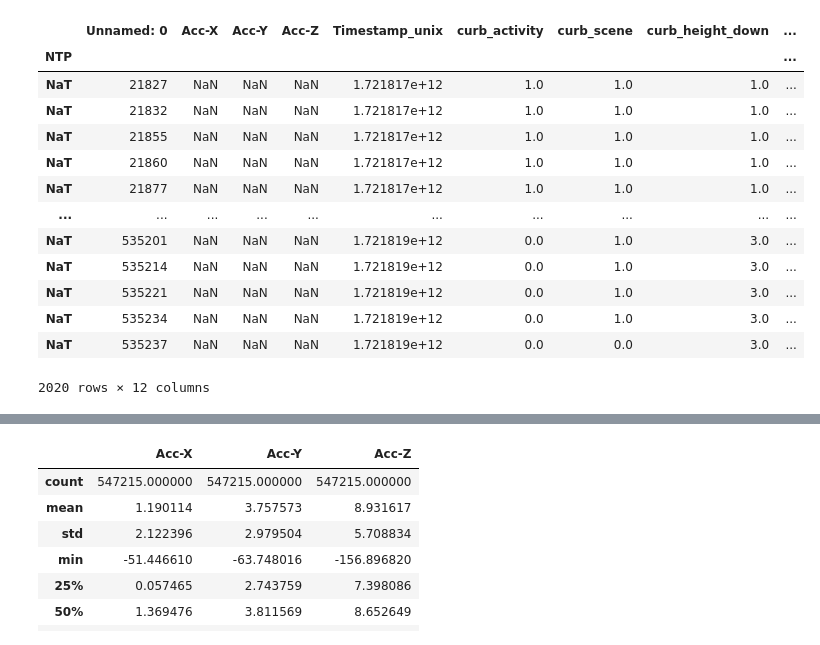
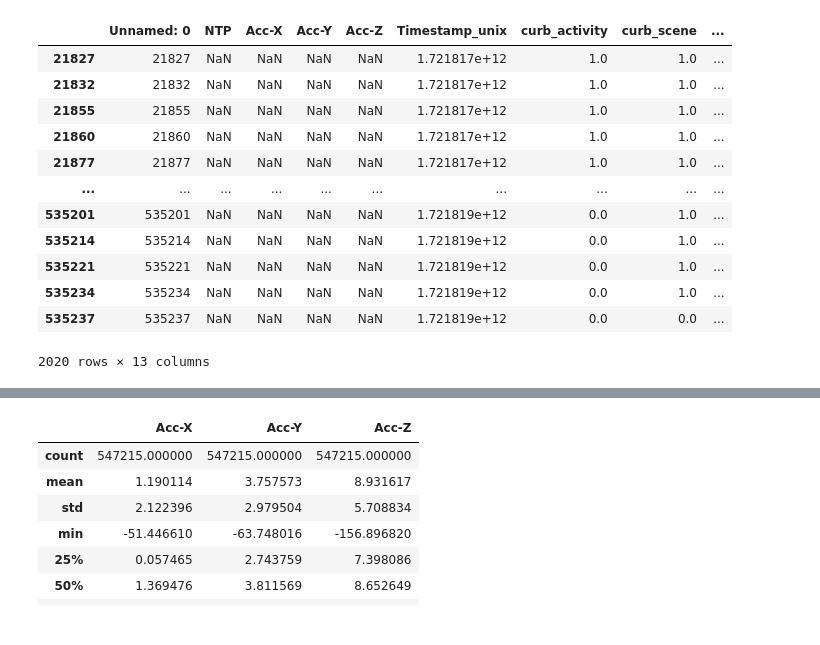
Before and after one commit to Ziyi-star/Bachelor-Project, a Jupyter notebook: notebooks/00-DataExploration.ipynb, the cells around one changed output, grey strips where cells are left out. Saved outputs shown, nothing was run; the diff lists cells and outputs as text; code cells hidden in the pictures.

```diff
--- a/notebooks/00-DataExploration.ipynb
+++ b/notebooks/00-DataExploration.ipynb
@@ -5,5 +5,4 @@ import numpy as np
 import matplotlib.dates as mdates
 # %%
 # Load the CSV Data
-data_handlebar_acc= pd.read_csv('../data/handlebar/Accelerometer_data_merged_ESP1.csv')  # Load the CSV data using pandas
-data_handlebar_acc.head()  # Display the first few rows of the dataframe
+data_handlebar_acc_one= pd.read_csv('../data/handlebar/Accelerometer_data_merged_ESP1.csv')  # Load the CSV data using pandas
@@ -81,21 +48,19 @@ Name: count, dtype: int64
 # %%
 #Missing Values
-missing_rows = data_handlebar_acc[data_handlebar_acc.isnull().any(axis=1)]
+missing_rows_one = data_handlebar_acc_one[data_handlebar_acc_one.isnull().any(axis=1)]
 #This checks each row for missing values. If any value in a row is True (meaning there's a missing value), .any(axis=1) returns True for that row.
-
-missing_rows
+missing_rows_one
 # %% [output]
-|  | Unnamed: 0 | Acc-X | Acc-Y | Acc-Z | Timestamp_unix | curb_activity | curb_scene | curb_height_down | ... |
-| NTP |  |  |  |  |  |  |  |  | ... |
-| NaT | 21827 | NaN | NaN | NaN | 1.721817e+12 | 1.0 | 1.0 | 1.0 | ... |
-| NaT | 21832 | NaN | NaN | NaN | 1.721817e+12 | 1.0 | 1.0 | 1.0 | ... |
-| NaT | 21855 | NaN | NaN | NaN | 1.721817e+12 | 1.0 | 1.0 | 1.0 | ... |
-| NaT | 21860 | NaN | NaN | NaN | 1.721817e+12 | 1.0 | 1.0 | 1.0 | ... |
-| NaT | 21877 | NaN | NaN | NaN | 1.721817e+12 | 1.0 | 1.0 | 1.0 | ... |
+|  | Unnamed: 0 | NTP | Acc-X | Acc-Y | Acc-Z | Timestamp_unix | curb_activity | curb_scene | ... |
+| 21827 | 21827 | NaN | NaN | NaN | NaN | 1.721817e+12 | 1.0 | 1.0 | ... |
+| 21832 | 21832 | NaN | NaN | NaN | NaN | 1.721817e+12 | 1.0 | 1.0 | ... |
+| 21855 | 21855 | NaN | NaN | NaN | NaN | 1.721817e+12 | 1.0 | 1.0 | ... |
+| 21860 | 21860 | NaN | NaN | NaN | NaN | 1.721817e+12 | 1.0 | 1.0 | ... |
+| 21877 | 21877 | NaN | NaN | NaN | NaN | 1.721817e+12 | 1.0 | 1.0 | ... |
 | ... | ... | ... | ... | ... | ... | ... | ... | ... | ... |
-| NaT | 535201 | NaN | NaN | NaN | 1.721819e+12 | 0.0 | 1.0 | 3.0 | ... |
-| NaT | 535214 | NaN | NaN | NaN | 1.721819e+12 | 0.0 | 1.0 | 3.0 | ... |
-| NaT | 535221 | NaN | NaN | NaN | 1.721819e+12 | 0.0 | 1.0 | 3.0 | ... |
-| NaT | 535234 | NaN | NaN | NaN | 1.721819e+12 | 0.0 | 1.0 | 3.0 | ... |
-| NaT | 535237 | NaN | NaN | NaN | 1.721819e+12 | 0.0 | 0.0 | 3.0 | ... |
+| 535201 | 535201 | NaN | NaN | NaN | NaN | 1.721819e+12 | 0.0 | 1.0 | ... |
+| 535214 | 535214 | NaN | NaN | NaN | NaN | 1.721819e+12 | 0.0 | 1.0 | ... |
+| 535221 | 535221 | NaN | NaN | NaN | NaN | 1.721819e+12 | 0.0 | 1.0 | ... |
+| 535234 | 535234 | NaN | NaN | NaN | NaN | 1.721819e+12 | 0.0 | 1.0 | ... |
+| 535237 | 535237 | NaN | NaN | NaN | NaN | 1.721819e+12 | 0.0 | 0.0 | ... |
-2020 rows × 12 columns
+2020 rows × 13 columns
```
Also changed, not shown: parts of 9 cells of this notebook, 3 other files.
